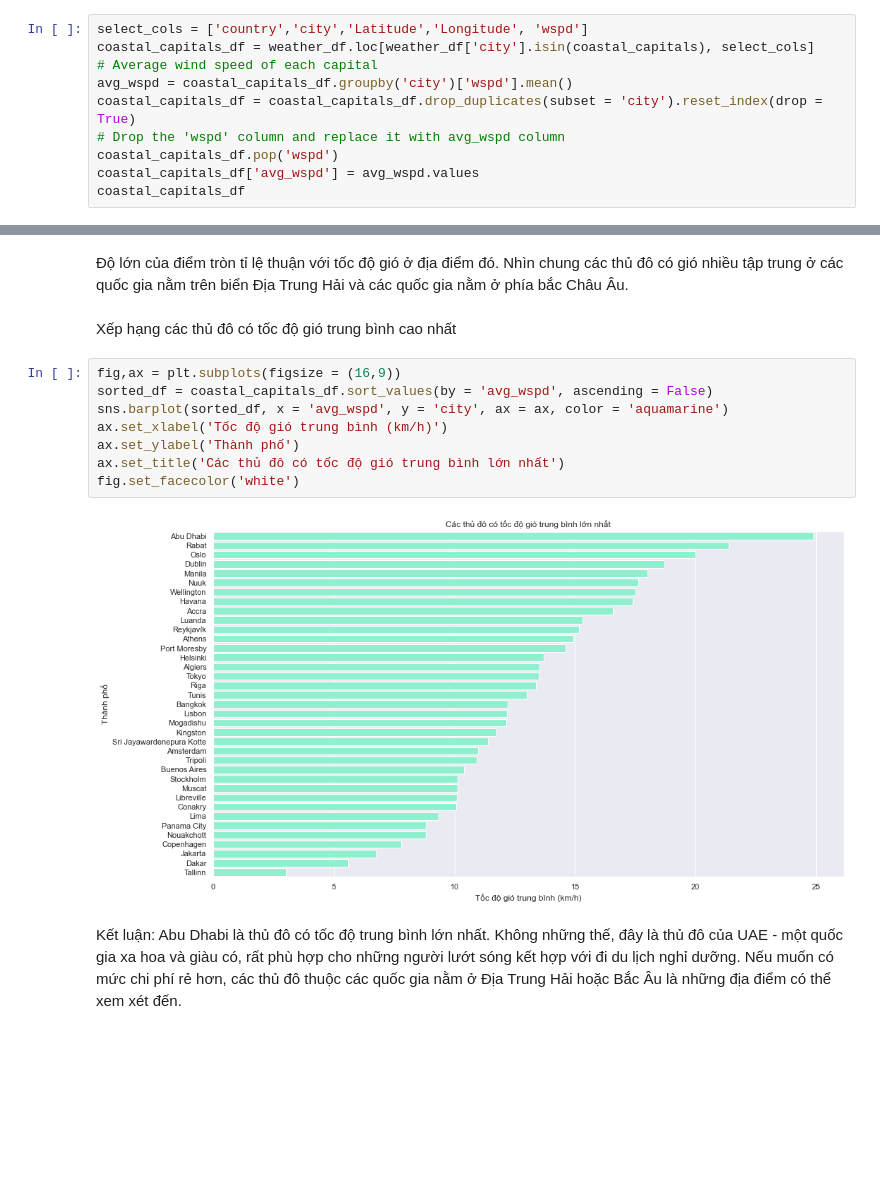
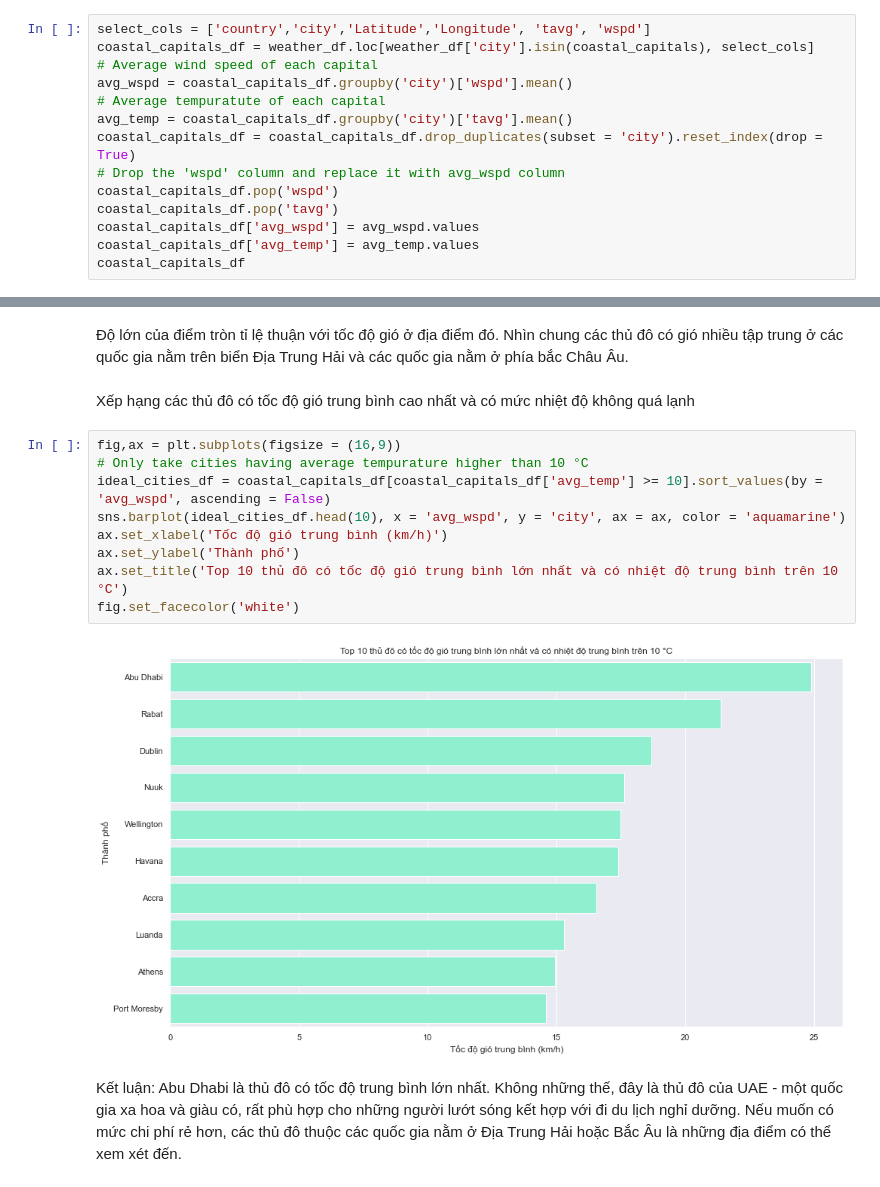
Before and after one commit to the0nlyWyvern/Weather-Analysis, a Jupyter notebook: UnderstanData_Part2.ipynb, the cells around one changed output, grey strips where cells are left out. Saved outputs shown, nothing was run; the diff lists cells and outputs as text; blank space fills up the shorter version.

```diff
--- a/UnderstanData_Part2.ipynb
+++ b/UnderstanData_Part2.ipynb
@@ -244,13 +244,17 @@ Can't find Liberia the data
 # %% [markdown]
 Tính tốc độ gió trung bình của từng thủ đô, sau đó chỉ lấy ra 1 dòng đại diện cho từng thủ đô, xoá đi các dòng trùng.
 # %%
-select_cols = ['country','city','Latitude','Longitude', 'wspd']
+select_cols = ['country','city','Latitude','Longitude', 'tavg', 'wspd']
 coastal_capitals_df = weather_df.loc[weather_df['city'].isin(coastal_capitals), select_cols]
 # Average wind speed of each capital
 avg_wspd = coastal_capitals_df.groupby('city')['wspd'].mean()
+# Average tempuratute of each capital
+avg_temp = coastal_capitals_df.groupby('city')['tavg'].mean()
 coastal_capitals_df = coastal_capitals_df.drop_duplicates(subset = 'city').reset_index(drop = True)
 # Drop the 'wspd' column and replace it with avg_wspd column
 coastal_capitals_df.pop('wspd')
+coastal_capitals_df.pop('tavg')
 coastal_capitals_df['avg_wspd'] = avg_wspd.values
+coastal_capitals_df['avg_temp'] = avg_temp.values
 coastal_capitals_df
 # %% [output]
@@ -305,16 +309,17 @@ fig.set_facecolor('white')
 # %% [markdown]
 Độ lớn của điểm tròn tỉ lệ thuận với tốc độ gió ở địa điểm đó. Nhìn chung các thủ đô có gió nhiều tập trung ở các quốc gia nằm trên biển Địa Trung Hải và các quốc gia nằm ở phía bắc Châu Âu.
 # %% [markdown]
-Xếp hạng các thủ đô có tốc độ gió trung bình cao nhất
+Xếp hạng các thủ đô có tốc độ gió trung bình cao nhất và có mức nhiệt độ không quá lạnh
 # %%
 fig,ax = plt.subplots(figsize = (16,9))
-sorted_df = coastal_capitals_df.sort_values(by = 'avg_wspd', ascending = False)
-sns.barplot(sorted_df, x = 'avg_wspd', y = 'city', ax = ax, color = 'aquamarine')
+# Only take cities having average tempurature higher than 10 °C
+ideal_cities_df = coastal_capitals_df[coastal_capitals_df['avg_temp'] >= 10].sort_values(by = 'avg_wspd', ascending = False)
+sns.barplot(ideal_cities_df.head(10), x = 'avg_wspd', y = 'city', ax = ax, color = 'aquamarine')
 ax.set_xlabel('Tốc độ gió trung bình (km/h)')
 ax.set_ylabel('Thành phố')
-ax.set_title('Các thủ đô có tốc độ gió trung bình lớn nhất')
+ax.set_title('Top 10 thủ đô có tốc độ gió trung bình lớn nhất và có nhiệt độ trung bình trên 10 °C')
 fig.set_facecolor('white')
 # %% [output]
-[figure, old version]
+[figure, new version]
 # %% [markdown]
 Kết luận: Abu Dhabi là thủ đô có tốc độ trung bình lớn nhất. Không những thế, đây là thủ đô của UAE - một quốc gia xa hoa và giàu có, rất phù hợp cho những người lướt sóng kết hợp với đi du lịch nghỉ dưỡng. Nếu muốn có mức chi phí rẻ hơn, các thủ đô thuộc các quốc gia nằm ở Địa Trung Hải hoặc Bắc Âu là những địa điểm có thể xem xét đến.
```
Also changed, not shown: parts of 2 cells of this notebook.
